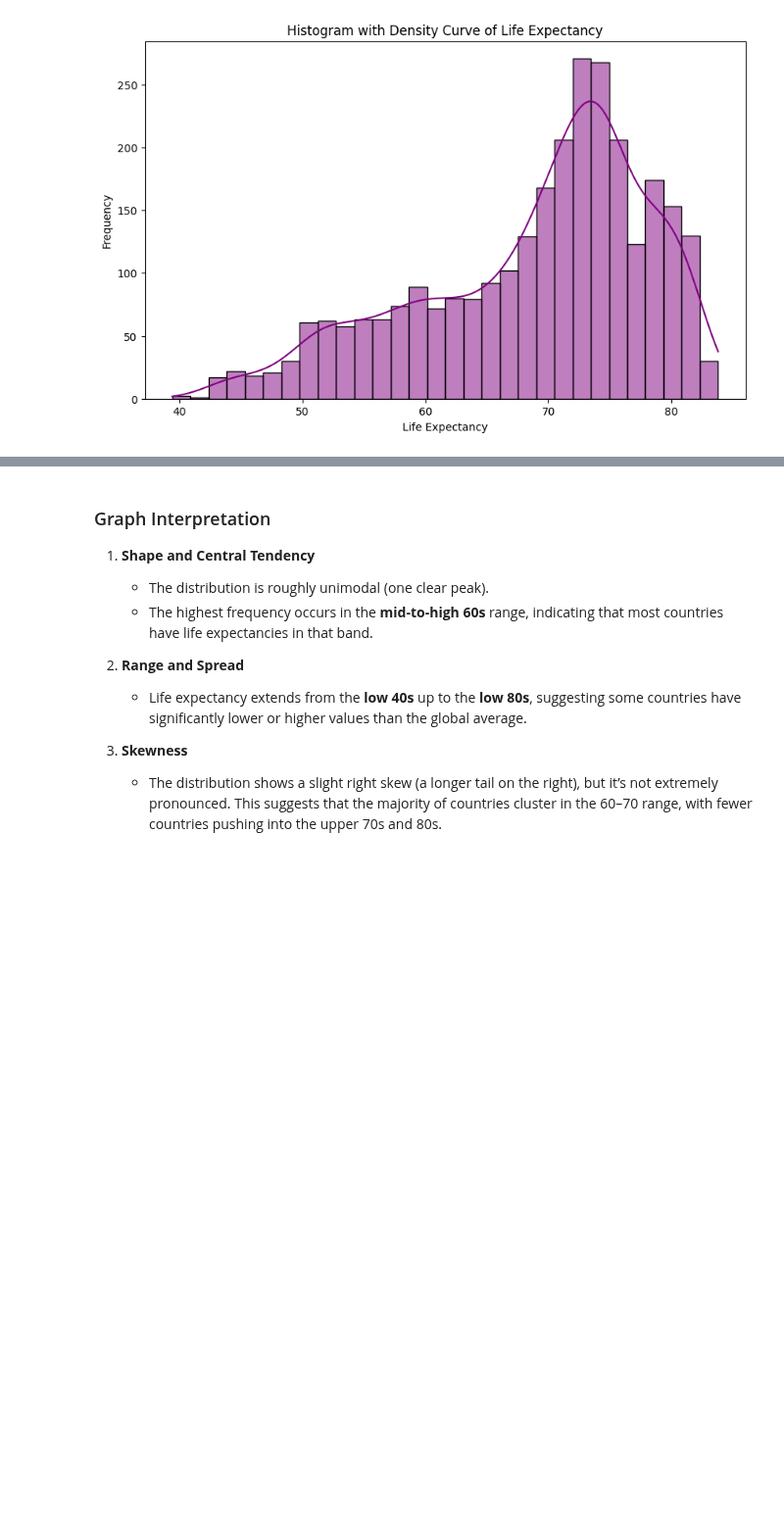
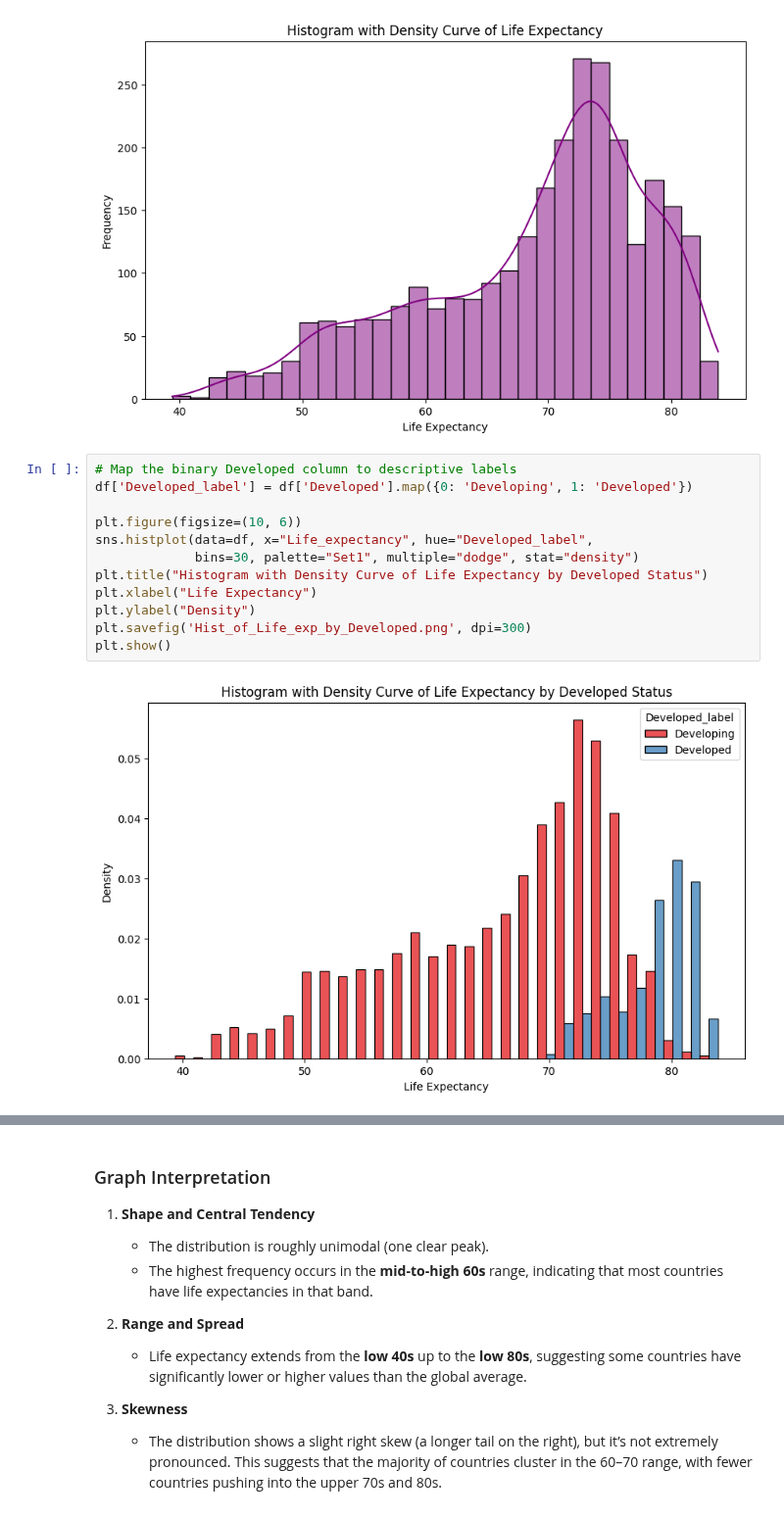
Before and after one commit to johnpospisil/who-life-expectancy-predictor, a Jupyter notebook: who-life-expectancy-prediction.ipynb, the cells around one changed output, grey strips where cells are left out. Shown at 98% size. Saved outputs shown, nothing was run; the diff lists cells and outputs as text; blank space fills up the shorter version.

```diff
--- a/who-life-expectancy-prediction.ipynb
+++ b/who-life-expectancy-prediction.ipynb
@@ -245,3 +197,17 @@ plt.savefig('Hist_of_Life_exp.png', dpi=300)
 plt.show()
 # %% [output]
 [figure]
+# %%
+# Map the binary Developed column to descriptive labels
+df['Developed_label'] = df['Developed'].map({0: 'Developing', 1: 'Developed'})
+
+plt.figure(figsize=(10, 6))
+sns.histplot(data=df, x="Life_expectancy", hue="Developed_label",
+             bins=30, palette="Set1", multiple="dodge", stat="density")
+plt.title("Histogram with Density Curve of Life Expectancy by Developed Status")
+plt.xlabel("Life Expectancy")
+plt.ylabel("Density")
+plt.savefig('Hist_of_Life_exp_by_Developed.png', dpi=300)
+plt.show()
+# %% [output]
+[figure, added]
```
Also changed, not shown: parts of 20 cells of this notebook.
